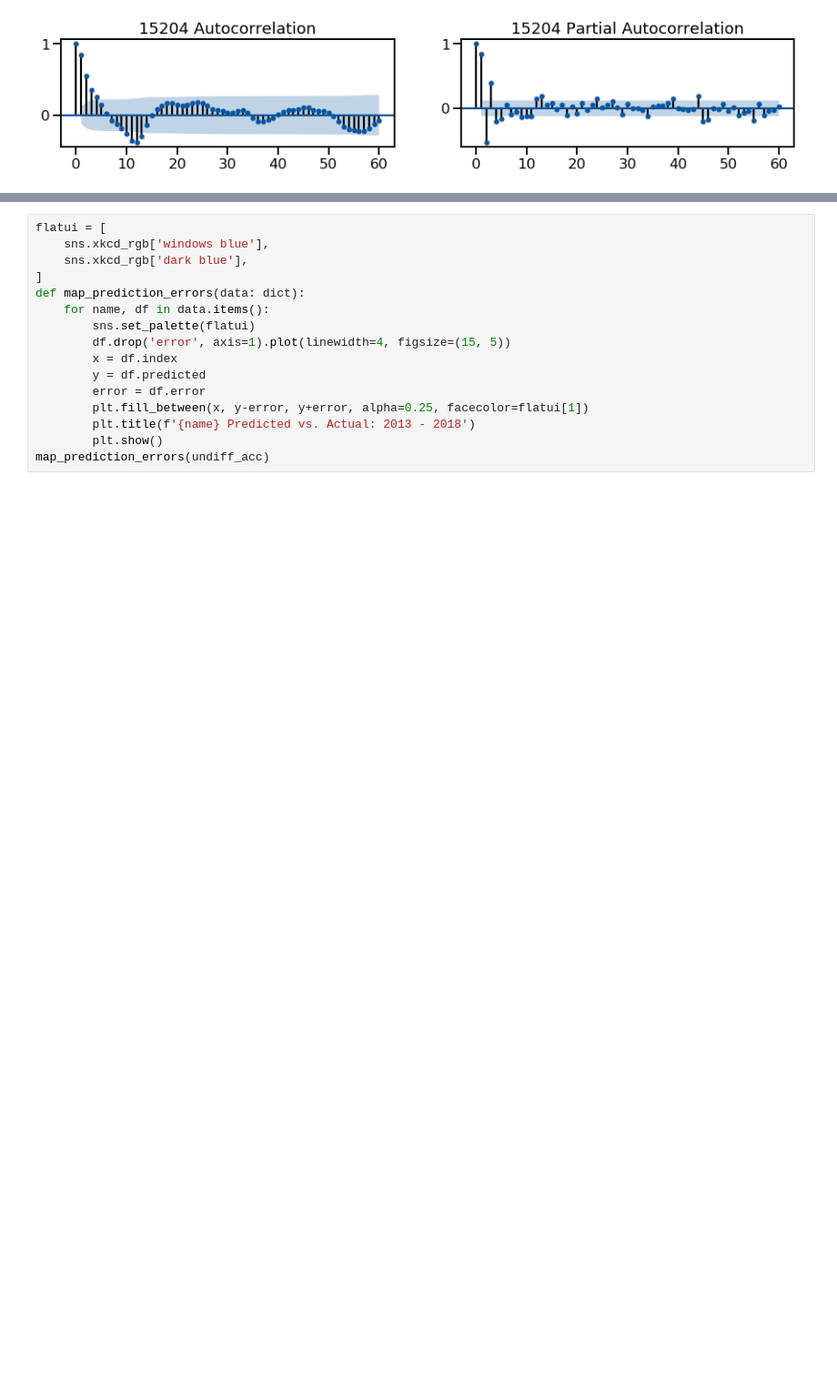
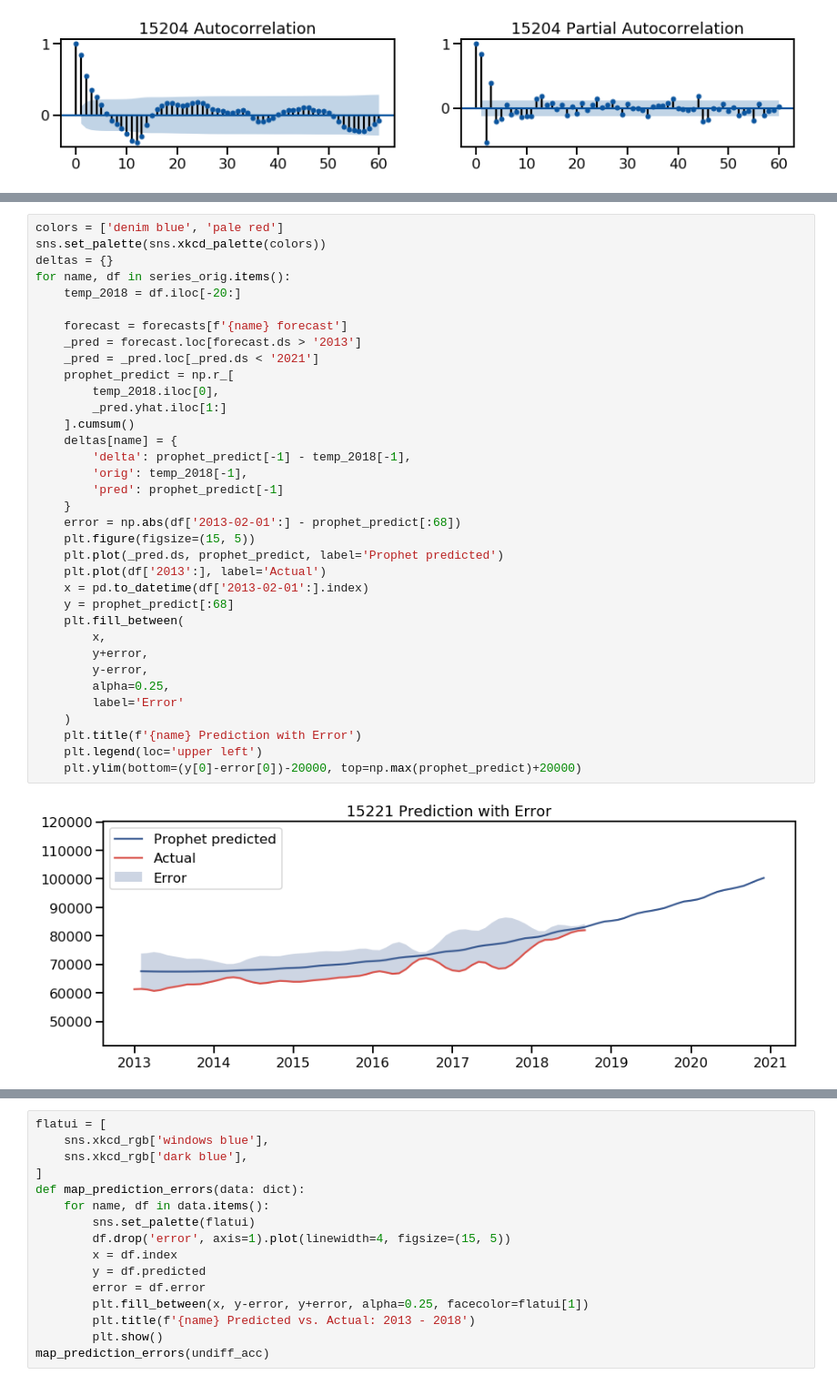
Before and after one commit to oxenfree/Pittsburgh-Real-Estate-Data-Analysis, a Jupyter notebook: main.ipynb, the cells around one changed output, grey strips where cells are left out. Shown at 91% size. Drawn from its saved outputs; the diff is of its cells as text; blank space fills up the shorter version.

Commit message:
added Prophet model

```diff
--- a/main.ipynb
+++ b/main.ipynb
@@ -337,0 +286,37 @@ for name, df in sta_series.items():
+# %%
+colors = ['denim blue', 'pale red']
+sns.set_palette(sns.xkcd_palette(colors))
+deltas = {}
+for name, df in series_orig.items():
+    temp_2018 = df.iloc[-20:]
+
+    forecast = forecasts[f'{name} forecast']
+    _pred = forecast.loc[forecast.ds > '2013']
+    _pred = _pred.loc[_pred.ds < '2021']
+    prophet_predict = np.r_[
+        temp_2018.iloc[0],
+        _pred.yhat.iloc[1:]
+    ].cumsum()
+    deltas[name] = {
+        'delta': prophet_predict[-1] - temp_2018[-1],
+        'orig': temp_2018[-1],
+        'pred': prophet_predict[-1]
+    }
+    error = np.abs(df['2013-02-01':] - prophet_predict[:68])
+    plt.figure(figsize=(15, 5))
+    plt.plot(_pred.ds, prophet_predict, label='Prophet predicted')
+    plt.plot(df['2013':], label='Actual')
+    x = pd.to_datetime(df['2013-02-01':].index)
+    y = prophet_predict[:68]
+    plt.fill_between(
+        x,
+        y+error,
+        y-error,
+        alpha=0.25,
+        label='Error'
+    )
+    plt.title(f'{name} Prediction with Error')
+    plt.legend(loc='upper left')
+    plt.ylim(bottom=(y[0]-error[0])-20000, top=np.max(prophet_predict)+20000)
+# %% [output]
+[figure, added]
```
Also changed, not shown: parts of 5 cells of this notebook.
